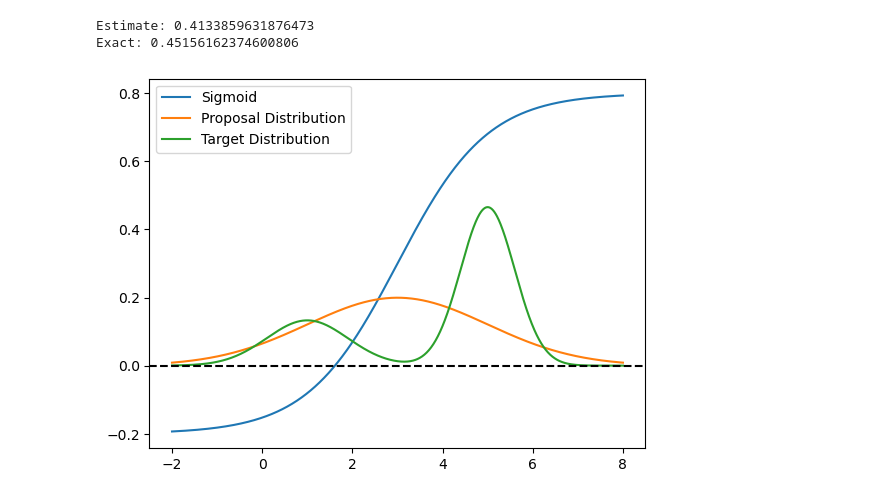
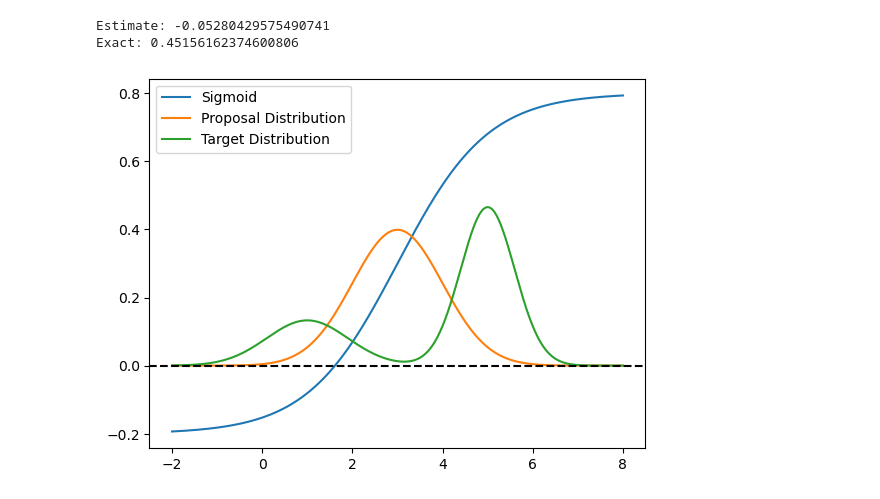
Before and after one commit to hanusspi/Baysian-ML, a Jupyter notebook: importance_sampling.ipynb, the cells around one changed output. Cells and saved outputs as stored; diff of their text form; code cells hidden in the pictures.

```diff
--- a/importance_sampling.ipynb
+++ b/importance_sampling.ipynb
@@ -15,7 +15,7 @@ def target_distribution(x):
 
 # Define the proposal distribution (Gaussian distribution)
 def proposal_distribution(x):
-    return norm.pdf(x, 3, 2)
+    return norm.pdf(x, 3, 1)
 
 # Define the importance sampling function
 def importance_sampling(num_samples):
@@ -35,33 +35,33 @@ def combined(x):
 # Define the exact solution
 def exact_solution():
     return quad(combined, lower_bound, upper_bound)[0]
 
 # Define the sigmoid function
 def sigmoid(x):
     return 1 / (1 + np.exp(-x+3))-.2
 
 # Perform importance sampling with 10000 samples
 estimate = importance_sampling(100)(sigmoid)
 exact = exact_solution()
 
 print('Estimate:', estimate)
 print('Exact:', exact)
 
 # Print the estimates
 x = np.linspace(lower_bound, upper_bound, 1000)  # Define "x" as an array of values
 plt.plot(x, sigmoid(x), label='Sigmoid')
 plt.plot(x, proposal_distribution(x), label='Proposal Distribution')
 plt.plot(x, target_distribution(x), label='Target Distribution')
 
 plt.axhline(y=0, color='black', linestyle='--')
 
 # Add a legend
 plt.legend()
 
-plt.savefig('img/importance_sampling.jpg')
+#plt.savefig('img/importance_sampling.jpg')
 # Show the plot
 plt.show()
 # %% [output]
-Estimate: 0.4133859631876473
+Estimate: -0.05280429575490741
 Exact: 0.45156162374600806
-[figure, old version]
+[figure, new version]
```
Also changed, not shown: 1 other file.
